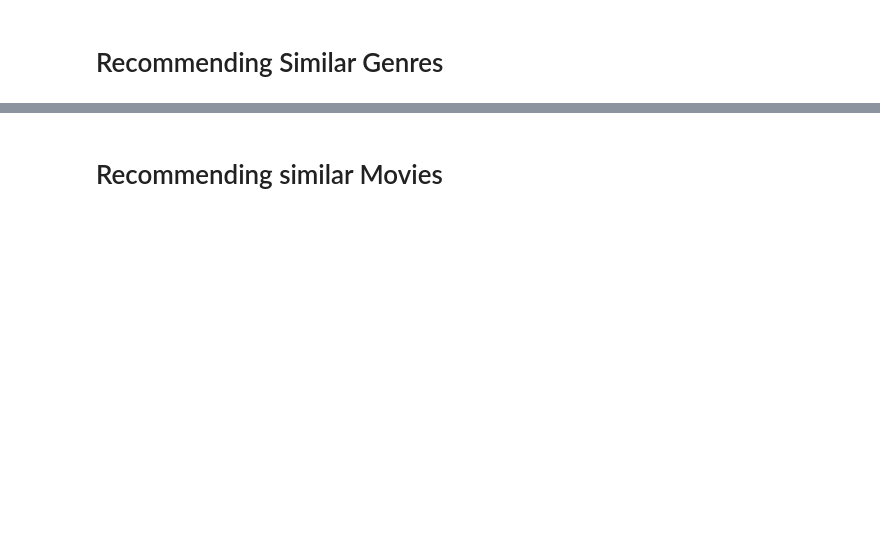
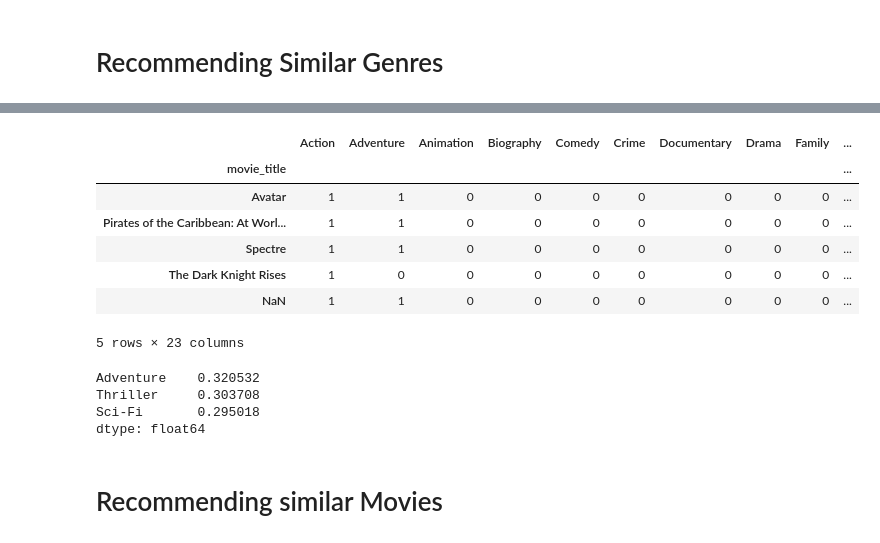
Before and after one commit to ayaramis/DataScience, a Jupyter notebook: recommendation_system/Movie Dataset EDA & Recommendation Engine 13.03.2024.ipynb, the cells around one changed output, grey strips where cells are left out. Drawn from its saved outputs; the diff is of its cells as text; code cells hidden in the pictures; blank space fills up the shorter version.

```diff
--- a/recommendation_system/Movie Dataset EDA & Recommendation Engine 13.03.2024.ipynb
+++ b/recommendation_system/Movie Dataset EDA & Recommendation Engine 13.03.2024.ipynb
@@ -803,0 +925,4 @@ https://rasbt.github.io/mlxtend/user_guide/preprocessing/TransactionEncoder/
+# %%
+x = te.fit_transform(x)
+# %%
+x = pd.DataFrame(x, columns=te.columns_)
@@ -803,0 +939,4 @@ https://rasbt.github.io/mlxtend/user_guide/preprocessing/TransactionEncoder/
+# %%
+genres = x.astype('int')
+
+genres.head()
@@ -803,0 +951,4 @@ https://rasbt.github.io/mlxtend/user_guide/preprocessing/TransactionEncoder/
+# %%
+genres.insert(0, 'movie_title', data['movie_title'])
+
+genres.head()
@@ -803,0 +963,13 @@ https://rasbt.github.io/mlxtend/user_guide/preprocessing/TransactionEncoder/
+# %%
+genres = genres.set_index('movie_title')
+
+genres.head()
+# %% [output]
+|  | Action | Adventure | Animation | Biography | Comedy | Crime | Documentary | Drama | Family | ... |
+| movie_title |  |  |  |  |  |  |  |  |  | ... |
+| Avatar | 1 | 1 | 0 | 0 | 0 | 0 | 0 | 0 | 0 | ... |
+| Pirates of the Caribbean: At Worl... | 1 | 1 | 0 | 0 | 0 | 0 | 0 | 0 | 0 | ... |
+| Spectre | 1 | 1 | 0 | 0 | 0 | 0 | 0 | 0 | 0 | ... |
+| The Dark Knight Rises | 1 | 0 | 0 | 0 | 0 | 0 | 0 | 0 | 0 | ... |
+| NaN | 1 | 1 | 0 | 0 | 0 | 0 | 0 | 0 | 0 | ... |
+5 rows × 23 columns
@@ -804,3 +983,10 @@ https://rasbt.github.io/mlxtend/user_guide/preprocessing/TransactionEncoder/
+# %%
+recommendation_genres('Action')
+# %% [output]
+Adventure    0.320532
+Thriller     0.303708
+Sci-Fi       0.295018
+dtype: float64
 # %% [markdown]
 # Recommending similar Movies
 # %% [markdown]
```
Also changed, not shown: parts of 16 cells of this notebook.
